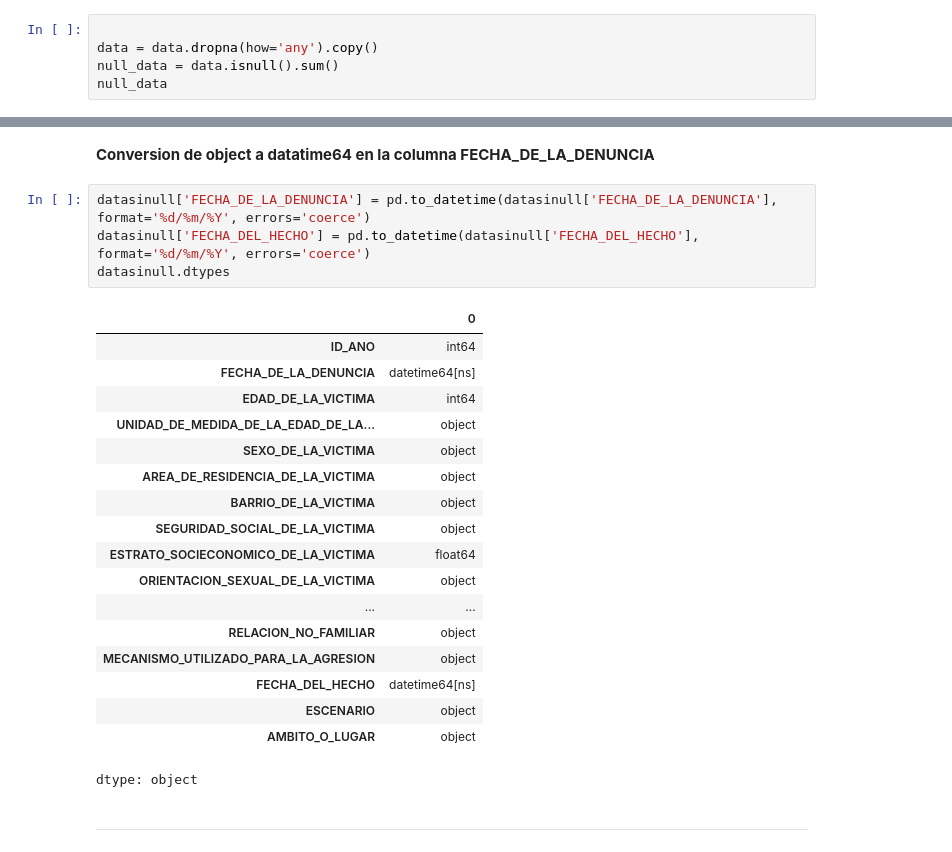
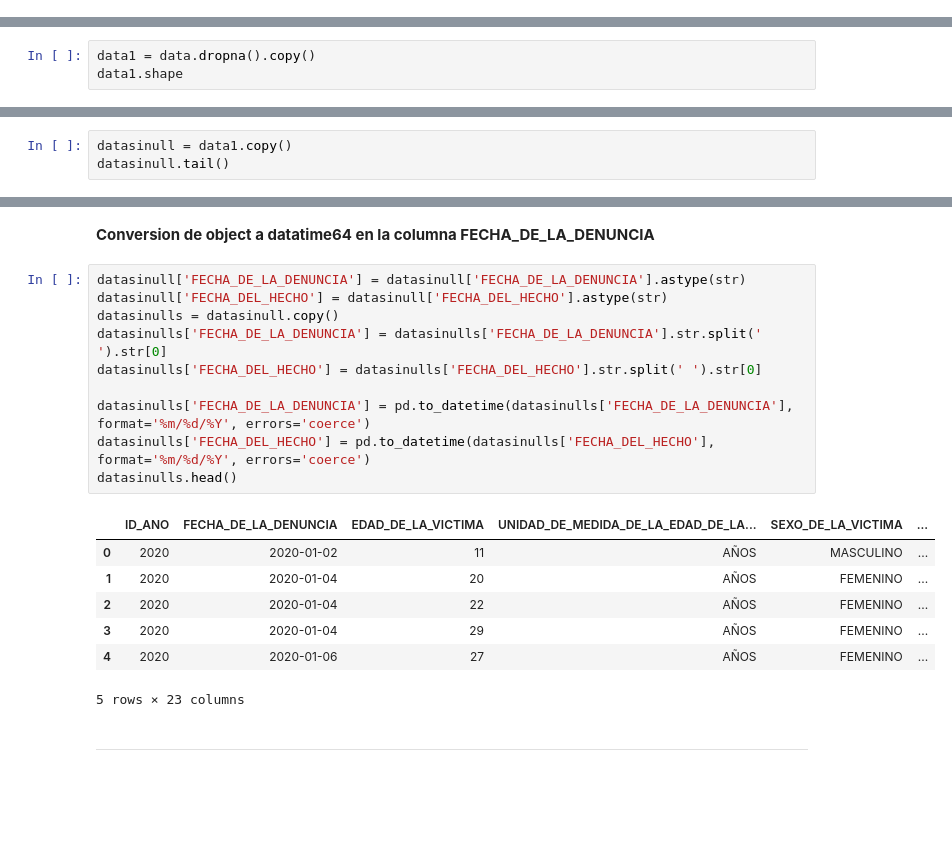
Before and after one commit to willycoy/Violencia_Tunja, a Jupyter notebook: Casos_Violencia.ipynb, the cells around one changed output, grey strips where cells are left out. Saved outputs shown, nothing was run; the diff lists cells and outputs as text; blank space fills up the shorter version.

```diff
--- a/Casos_Violencia.ipynb
+++ b/Casos_Violencia.ipynb
@@ -196,8 +239,3 @@ null_values
 dtype: int64
 # %% [markdown]
 *lIMIPIEZA DE DATOS NULOS*
-# %%
-
-data = data.dropna(how='any').copy()
-null_data = data.isnull().sum()
-null_data
@@ -239,0 +242,3 @@ datasinull
+# %%
+data1 = data.dropna().copy()
+data1.shape
@@ -239,0 +247,3 @@ datasinull
+# %%
+datasinull = data1.copy()
+datasinull.tail()
@@ -240,28 +258,23 @@ datasinull
 # %% [markdown]
 **Conversion de object a datatime64 en la columna FECHA_DE_LA_DENUNCIA**
 # %%
-datasinull['FECHA_DE_LA_DENUNCIA'] = pd.to_datetime(datasinull['FECHA_DE_LA_DENUNCIA'], format='%d/%m/%Y', errors='coerce')
-datasinull['FECHA_DEL_HECHO'] = pd.to_datetime(datasinull['FECHA_DEL_HECHO'], format='%d/%m/%Y', errors='coerce')
-datasinull.dtypes
+datasinull['FECHA_DE_LA_DENUNCIA'] = datasinull['FECHA_DE_LA_DENUNCIA'].astype(str)
+datasinull['FECHA_DEL_HECHO'] = datasinull['FECHA_DEL_HECHO'].astype(str)
+datasinulls = datasinull.copy()
+datasinulls['FECHA_DE_LA_DENUNCIA'] = datasinulls['FECHA_DE_LA_DENUNCIA'].str.split(' ').str[0]
+datasinulls['FECHA_DEL_HECHO'] = datasinulls['FECHA_DEL_HECHO'].str.split(' ').str[0]
+
+datasinulls['FECHA_DE_LA_DENUNCIA'] = pd.to_datetime(datasinulls['FECHA_DE_LA_DENUNCIA'], format='%m/%d/%Y', errors='coerce')
+datasinulls['FECHA_DEL_HECHO'] = pd.to_datetime(datasinulls['FECHA_DEL_HECHO'], format='%m/%d/%Y', errors='coerce')
+datasinulls.head()
 # %% [output]
-|  | 0 |
-| ID_ANO | int64 |
-| FECHA_DE_LA_DENUNCIA | datetime64[ns] |
-| EDAD_DE_LA_VICTIMA | int64 |
-| UNIDAD_DE_MEDIDA_DE_LA_EDAD_DE_LA... | object |
-| SEXO_DE_LA_VICTIMA | object |
-| AREA_DE_RESIDENCIA_DE_LA_VICTIMA | object |
-| BARRIO_DE_LA_VICTIMA | object |
-| SEGURIDAD_SOCIAL_DE_LA_VICTIMA | object |
-| ESTRATO_SOCIECONOMICO_DE_LA_VICTIMA | float64 |
-| ORIENTACION_SEXUAL_DE_LA_VICTIMA | object |
-| ... | ... |
-| RELACION_NO_FAMILIAR | object |
-| MECANISMO_UTILIZADO_PARA_LA_AGRESION | object |
-| FECHA_DEL_HECHO | datetime64[ns] |
-| ESCENARIO | object |
-| AMBITO_O_LUGAR | object |
+|  | ID_ANO | FECHA_DE_LA_DENUNCIA | EDAD_DE_LA_VICTIMA | UNIDAD_DE_MEDIDA_DE_LA_EDAD_DE_LA... | SEXO_DE_LA_VICTIMA | ... |
+| 0 | 2020 | 2020-01-02 | 11 | AÑOS | MASCULINO | ... |
+| 1 | 2020 | 2020-01-04 | 20 | AÑOS | FEMENINO | ... |
+| 2 | 2020 | 2020-01-04 | 22 | AÑOS | FEMENINO | ... |
+| 3 | 2020 | 2020-01-04 | 29 | AÑOS | FEMENINO | ... |
+| 4 | 2020 | 2020-01-06 | 27 | AÑOS | FEMENINO | ... |
-dtype: object
+5 rows × 23 columns
 # %% [markdown]
 
 
```
Also changed, not shown: parts of 45 cells of this notebook.
